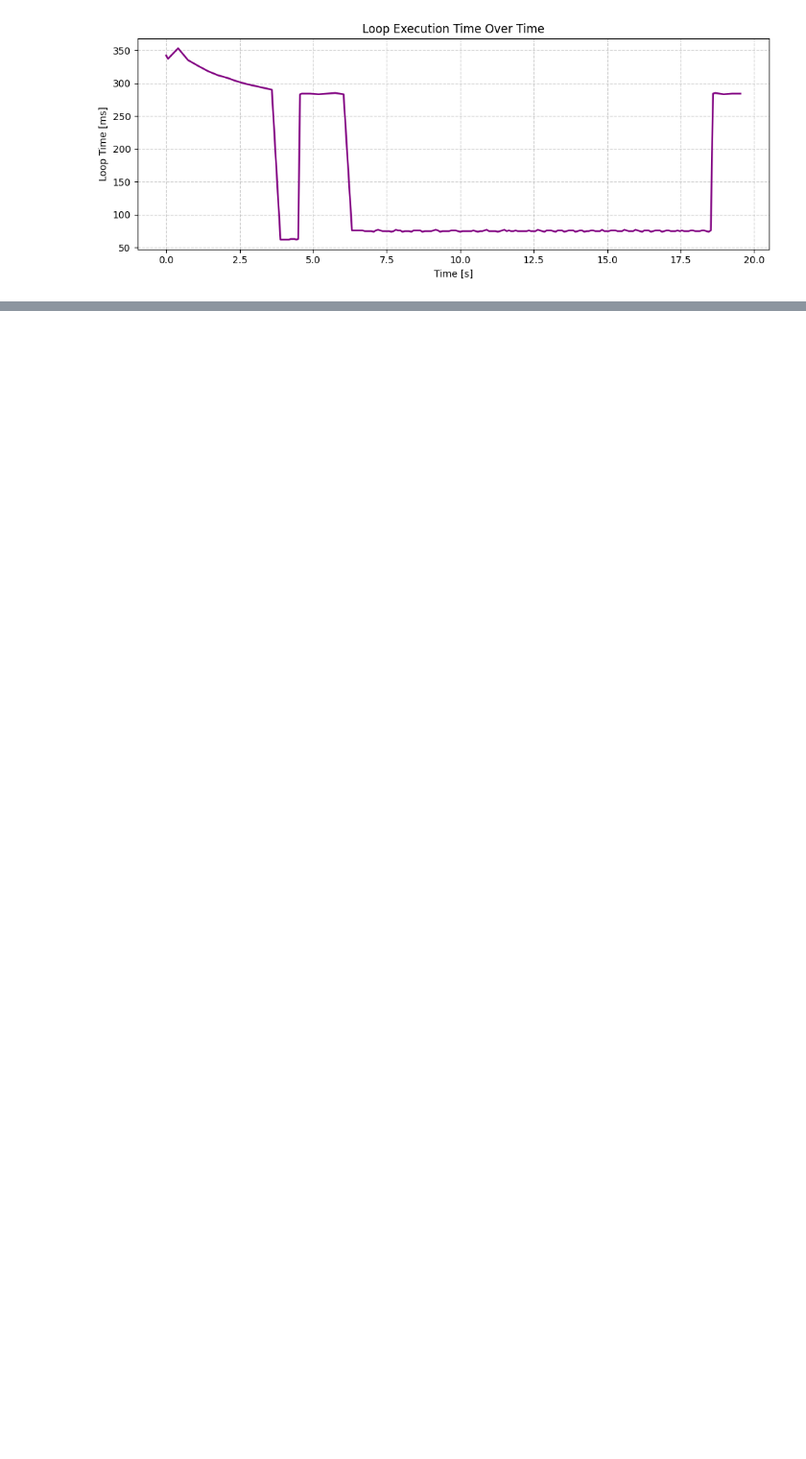
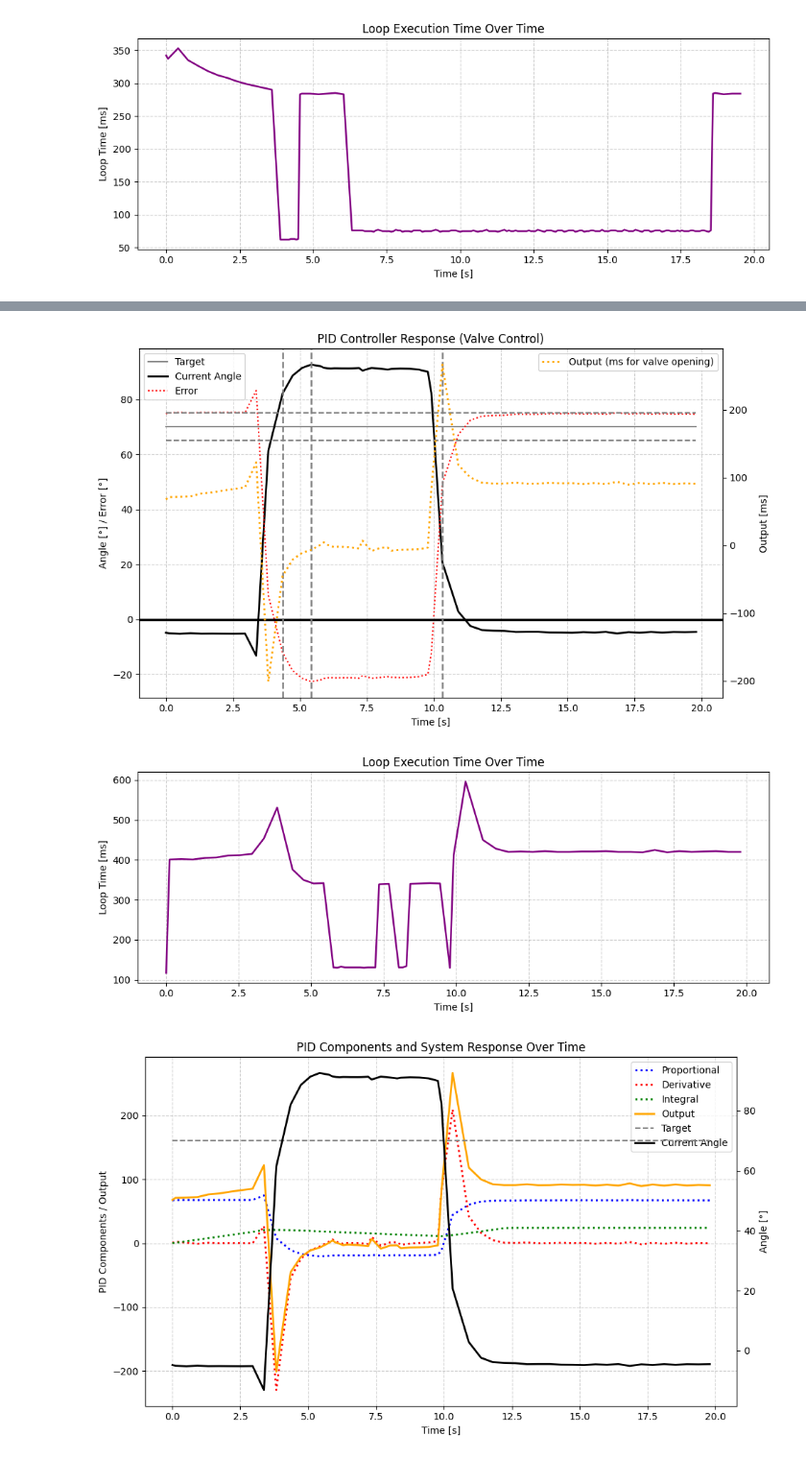
Before and after one commit to matousek11/exoskeleton-charts, a Jupyter notebook: pid-algorithm-tuning.ipynb, the cells around one changed output, grey strips where cells are left out. Shown at 96% size. Saved outputs shown, nothing was run; the diff lists cells and outputs as text; code cells hidden in the pictures; blank space fills up the shorter version.

```diff
--- a/pid-algorithm-tuning.ipynb
+++ b/pid-algorithm-tuning.ipynb
@@ -352,0 +404,8 @@ with open("pid-tests/transformed-data/pid-test-9.txt", "r") as f:
+# %%
+with open("pid-tests/transformed-data/pid-test-12.txt", "r") as f:
+    lines = [line.strip() for line in f if line.strip() and not line.startswith("#")]
+    plot_pid_chart(lines)
+# %% [output]
+[figure, added]
+[figure, added]
+[figure, added]
```
Also changed, not shown: parts of 6 cells of this notebook, 6 other files.
